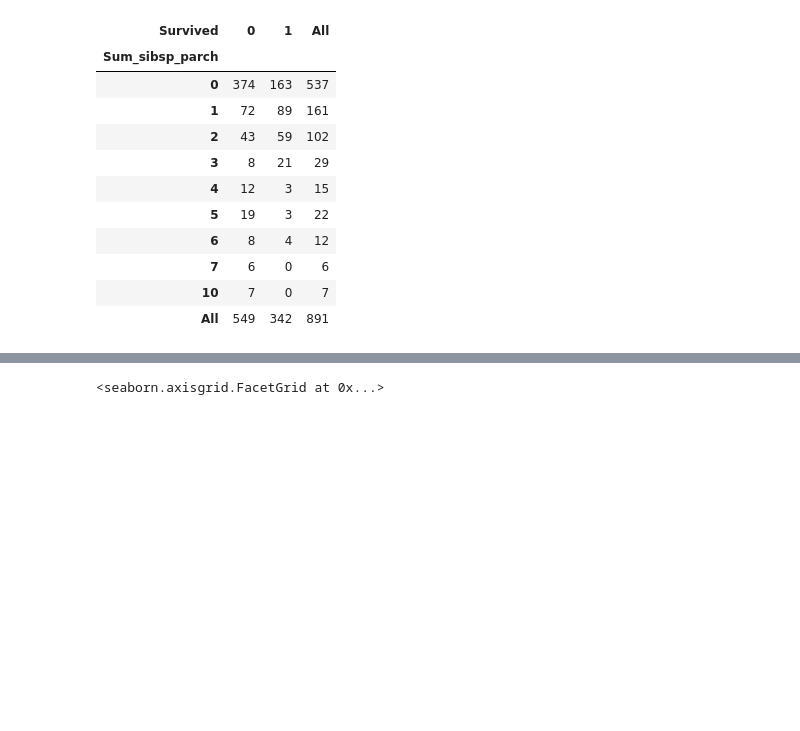
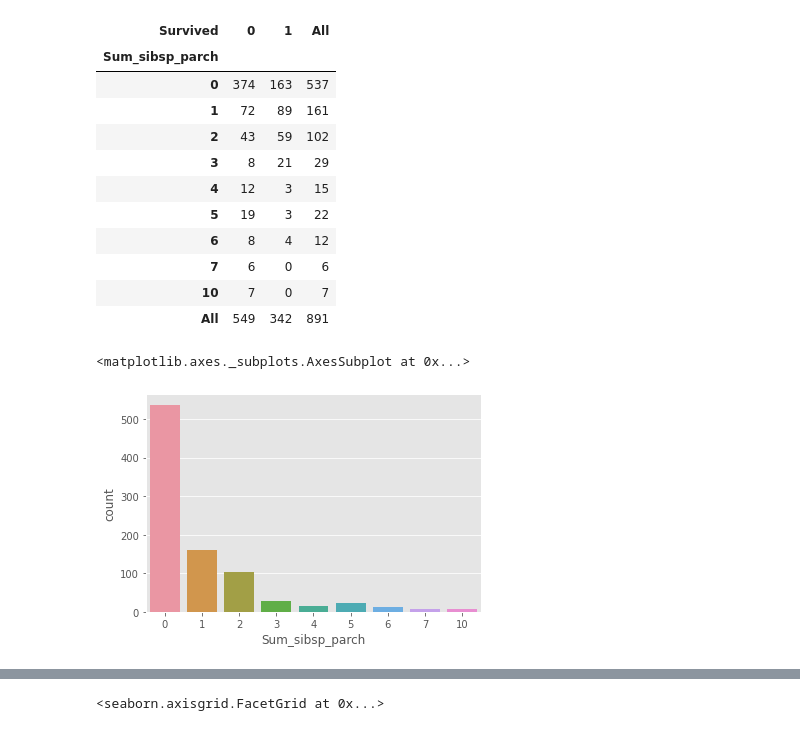
Before and after one commit to LeeSeungwon89/Kaggle_Dacon_Practice, a Jupyter notebook: Titanic_EDA.ipynb, the cells around one changed output, grey strips where cells are left out. Drawn from its saved outputs; the diff is of its cells as text; code cells hidden in the pictures; blank space fills up the shorter version.

```diff
--- a/Titanic_EDA.ipynb
+++ b/Titanic_EDA.ipynb
@@ -390,3 +390,8 @@ pd.crosstab(train['Sum_sibsp_parch'], train['Survived'], margins=True)
 | 7 | 6 | 0 | 6 |
 | 10 | 7 | 0 | 7 |
 | All | 549 | 342 | 891 |
+# %%
+sns.countplot(x='Sum_sibsp_parch', data=train)
+# %% [output]
+<matplotlib.axes._subplots.AxesSubplot at 0x...>
+[figure, added]
```
Also changed, not shown: parts of 7 cells of this notebook.
